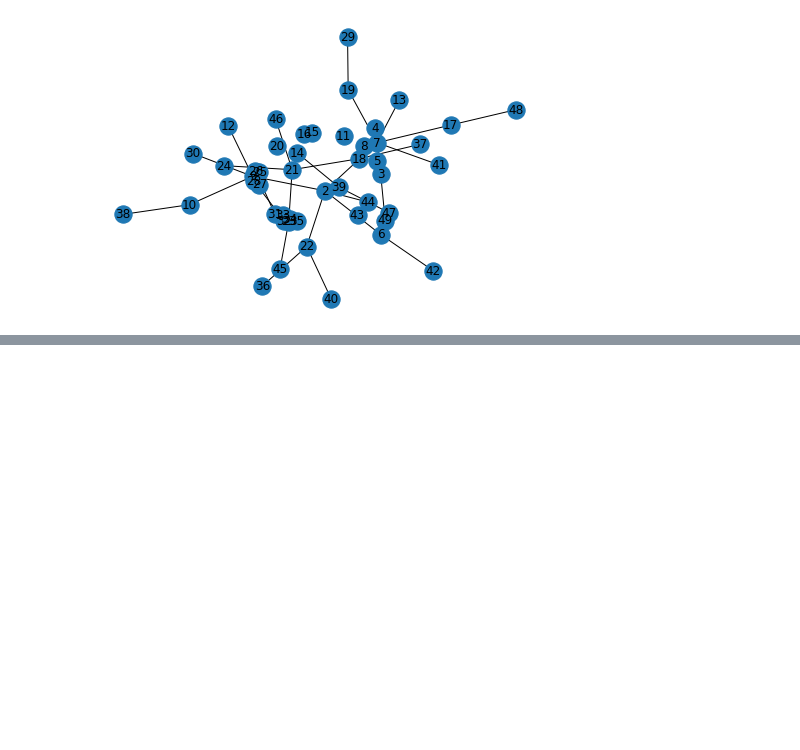
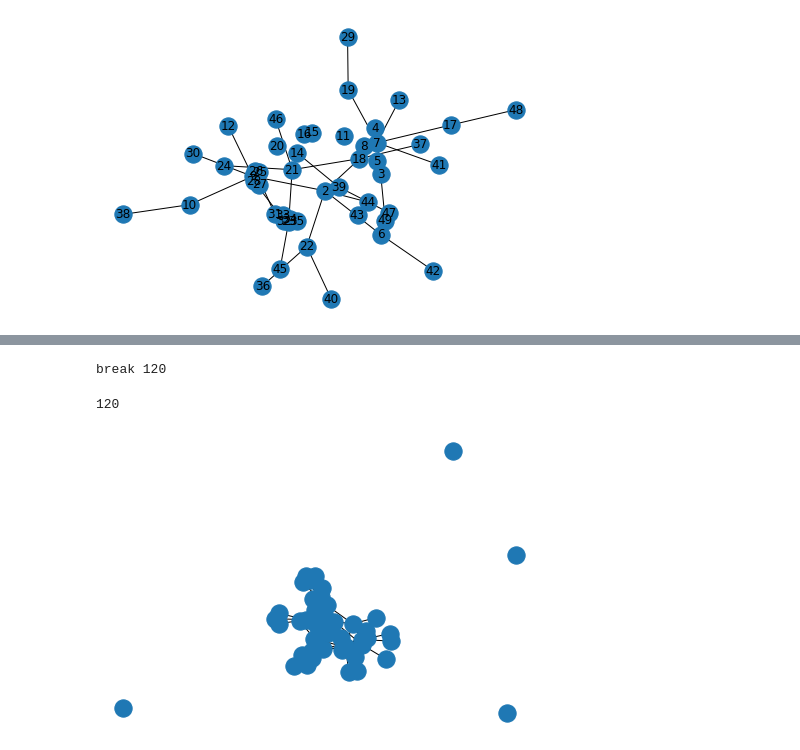
Before and after one commit to zelhar/baproject, a Jupyter notebook: ba/exploration_of_propagation_in_small_graphs.ipynb, the cells around one changed output, grey strips where cells are left out. Drawn from its saved outputs; the diff is of its cells as text; code cells hidden in the pictures; blank space fills up the shorter version.

```diff
--- a/ba/exploration_of_propagation_in_small_graphs.ipynb
+++ b/ba/exploration_of_propagation_in_small_graphs.ipynb
@@ -214,0 +237,9 @@ nx.draw_kamada_kawai(G, with_labels=True)
+# %%
+H = nx.Graph()
+H.add_nodes_from(G.nodes())
+
+edges = [(i,j) for i in range(49) for j in range(i+1,50) if W[i,j]>0]
+
+H.add_edges_from(edges)
+
+nx.draw_circular(H, with_labels=True, node_color=p, node_size=5000*p)
@@ -214,0 +250,17 @@ nx.draw_kamada_kawai(G, with_labels=True)
+# %%
+for delta in np.arange(0.01, 1, 0.01):
+    remlist = [e for e in list(H.edges()) if W[e] <= delta]
+    H.remove_edges_from(remlist)
+    if nx.number_connected_components(H) > 1:
+        print("break", len(H.edges()))
+        break
+
+len(H.edges())
+# %% [output]
+break 120
+120
+# %%
+nx.draw(H)
+plt.show()
+# %% [output]
+[figure, added]
```
Also changed, not shown: parts of 20 cells of this notebook, 2 other files.
